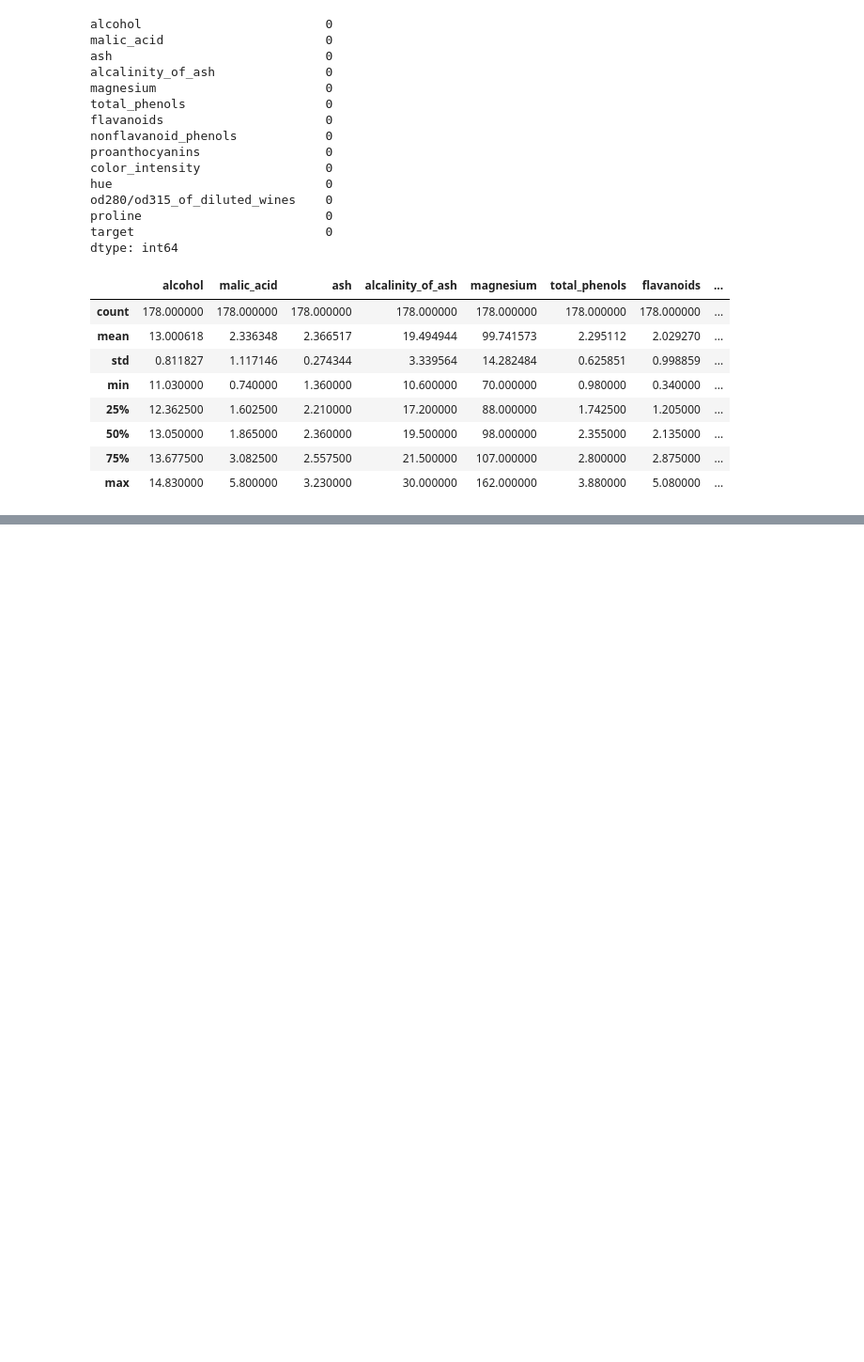
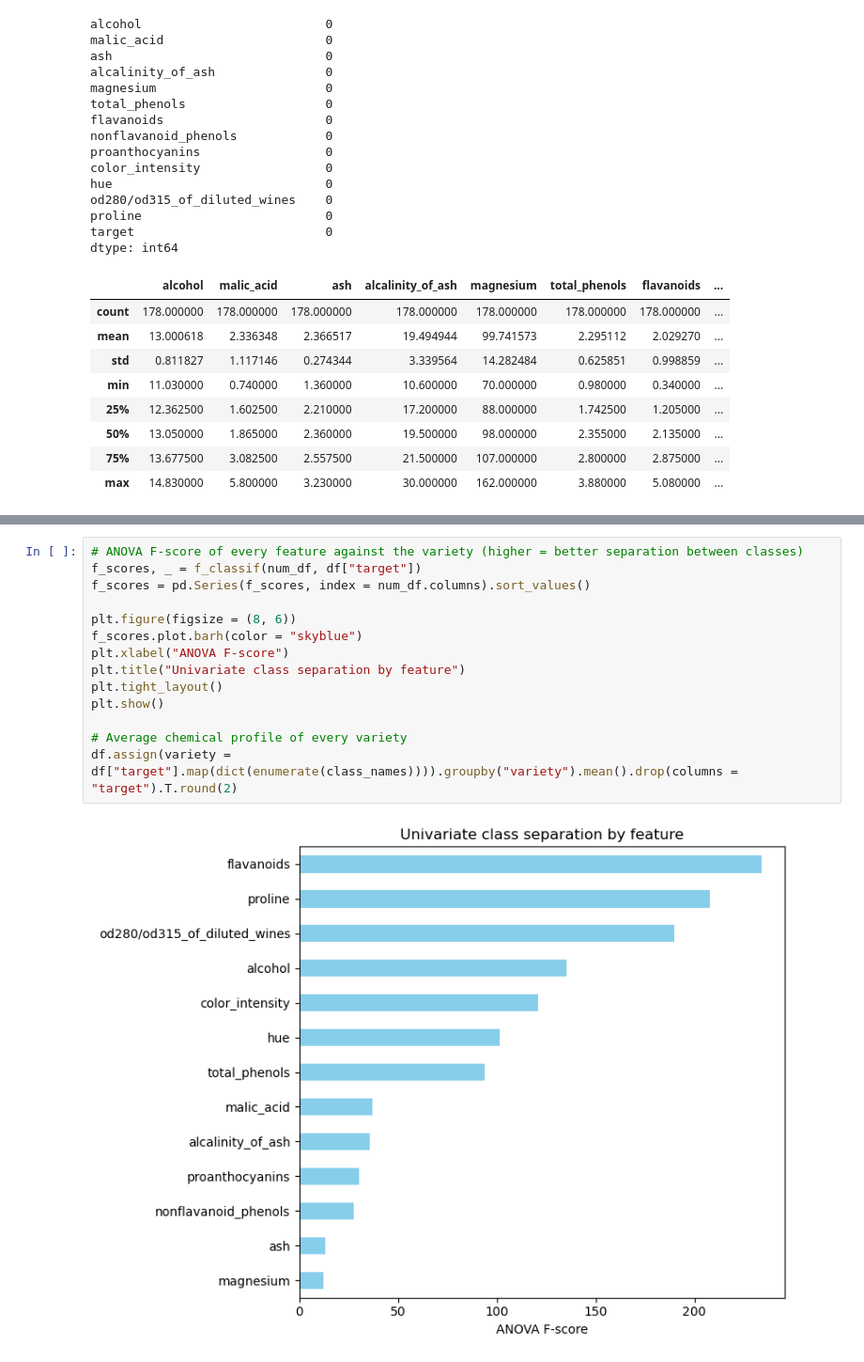
Before and after one commit to mutahidariusdm-dev/wine-classification, a Jupyter notebook: Wine Classification.ipynb, the cells around one changed output, grey strips where cells are left out. Shown at 94% size. Cells and saved outputs as stored; diff of their text form; blank space fills up the shorter version.

```diff
--- a/Wine Classification.ipynb
+++ b/Wine Classification.ipynb
@@ -110,0 +256,16 @@ Name: proportion, dtype: float64
+# %%
+# ANOVA F-score of every feature against the variety (higher = better separation between classes)
+f_scores, _ = f_classif(num_df, df["target"])
+f_scores = pd.Series(f_scores, index = num_df.columns).sort_values()
+
+plt.figure(figsize = (8, 6))
+f_scores.plot.barh(color = "skyblue")
+plt.xlabel("ANOVA F-score")
+plt.title("Univariate class separation by feature")
+plt.tight_layout()
+plt.show()
+
+# Average chemical profile of every variety
+df.assign(variety = df["target"].map(dict(enumerate(class_names)))).groupby("variety").mean().drop(columns = "target").T.round(2)
+# %% [output]
+[figure, added]
```
Also changed, not shown: parts of 43 cells of this notebook, 2 other files.
